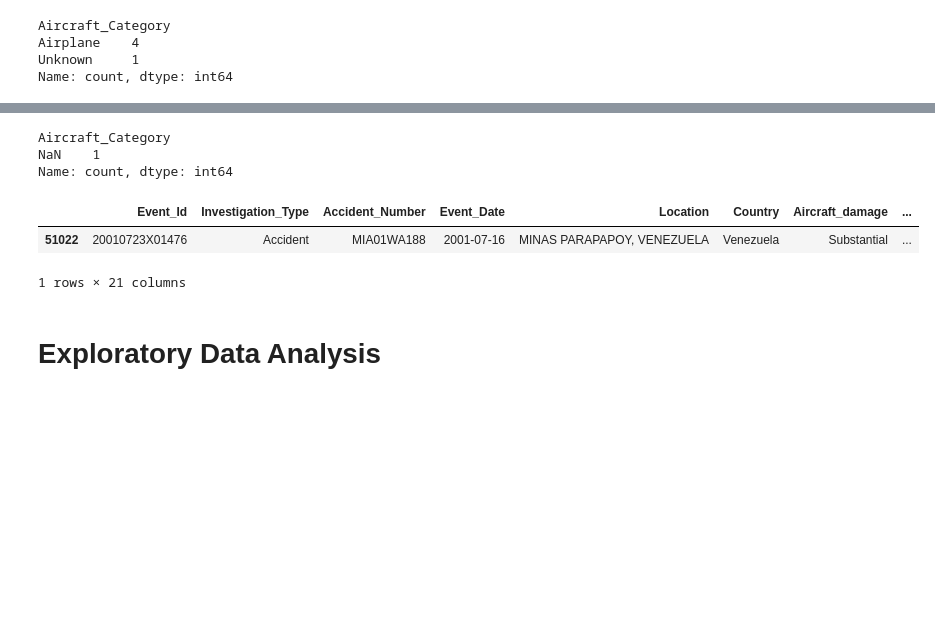
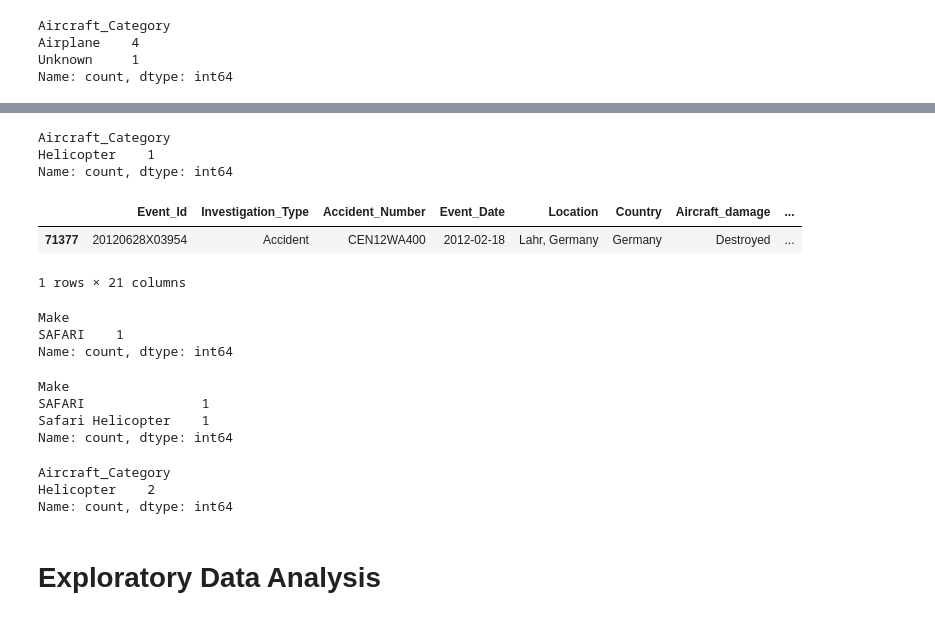
Before and after one commit to joeycello1/Phase1_project, a Jupyter notebook: Phase1_project.ipynb, the cells around one changed output, grey strips where cells are left out. Saved outputs shown, nothing was run; the diff lists cells and outputs as text; code cells hidden in the pictures; blank space fills up the shorter version.

```diff
--- a/Phase1_project.ipynb
+++ b/Phase1_project.ipynb
@@ -5922,17 +5923,40 @@ MIDGET MUSTANG          1
 Airbus                  1
 Name: count, dtype: int64
 # %%
-df[df['Make'].isin(['Unknown']) & df['Model'].isin(['206'])].value_counts('Aircraft_Category', dropna=False)
+df[df['Make'].isin(['Unknown']) & df['Model'].isin(['Safari 400'])].value_counts('Aircraft_Category', dropna=False)
 # %% [output]
 Aircraft_Category
-NaN    1
+Helicopter    1
 Name: count, dtype: int64
 # %%
-df[df['Make'].isin(['Unknown']) & df['Model'].isin(['206'])].head()
+df[df['Make'].isin(['Unknown']) & df['Model'].isin(['Safari 400'])].head()
 # %% [output]
 |  | Event_Id | Investigation_Type | Accident_Number | Event_Date | Location | Country | Aircraft_damage | ... |
-| 51022 | 20010723X01476 | Accident | MIA01WA188 | 2001-07-16 | MINAS PARAPAPOY, VENEZUELA | Venezuela | Substantial | ... |
+| 71377 | 20120628X03954 | Accident | CEN12WA400 | 2012-02-18 | Lahr, Germany | Germany | Destroyed | ... |
 1 rows × 21 columns
+# %%
+df[df['Make'].str.lower().str.startswith('saf')].value_counts('Make')
+# %% [output]
+Make
+SAFARI    1
+Name: count, dtype: int64
+# %%
+df.loc[(df['Model'].isin(['Safari 400'])) & (df['Make'].isin(['Unknown'])), 'Make'] = 'Safari Helicopter'
+
+df[df['Make'].str.lower().str.startswith('saf')].value_counts('Make')
+# %% [output]
+Make
+SAFARI               1
+Safari Helicopter    1
+Name: count, dtype: int64
+# %%
+df.loc[df['Make'].isin(['SAFARI']),'Make'] = 'Safari Helicopter'
+
+df[df['Make'] == 'Safari Helicopter'].value_counts('Aircraft_Category', dropna=False)
+# %% [output]
+Aircraft_Category
+Helicopter    2
+Name: count, dtype: int64
 # %% [markdown]
 # Exploratory Data Analysis
 # %% [markdown]
```
Also changed, not shown: parts of 2 cells of this notebook.
